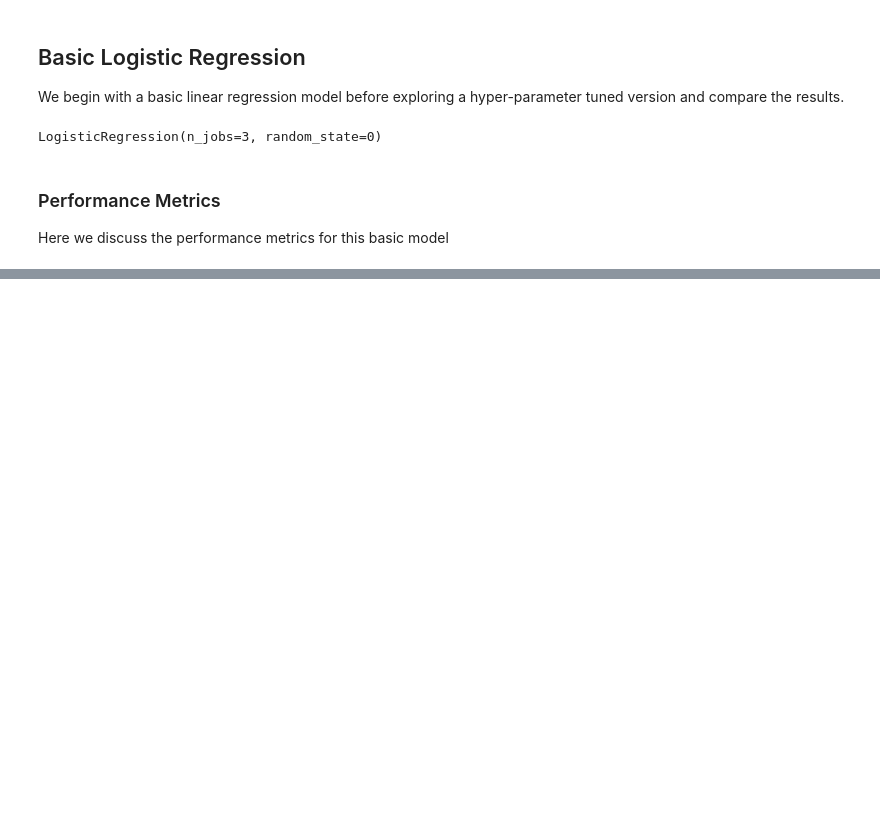
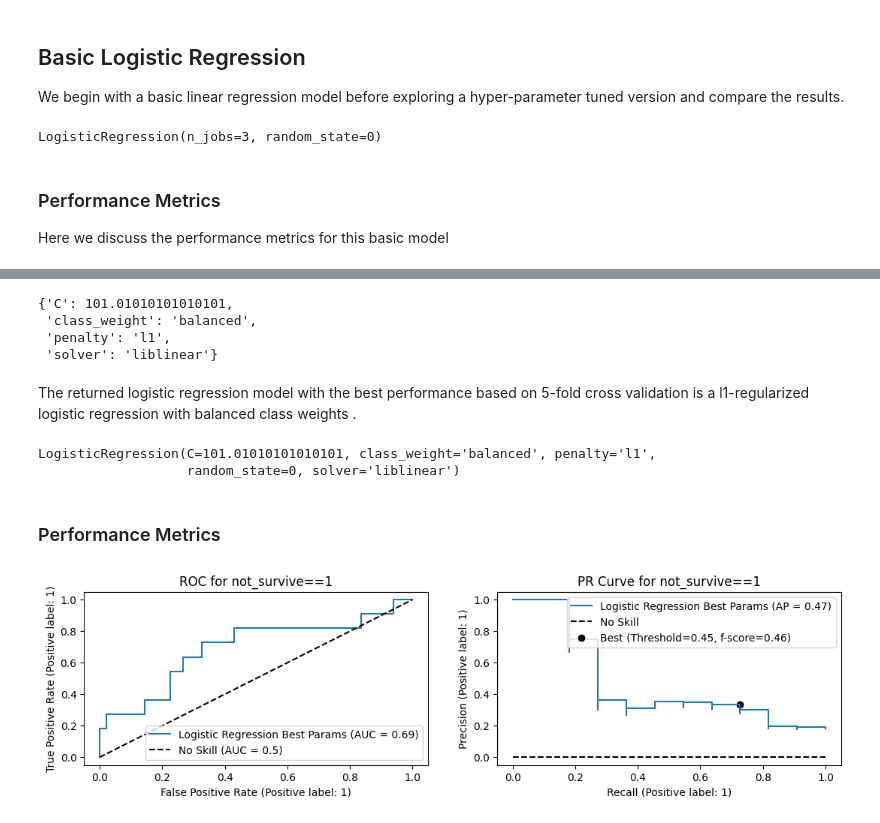
Before and after one commit to Lerac1275/ICU_patients, a Jupyter notebook: notebooks/3. Model Training.ipynb, the cells around one changed output, grey strips where cells are left out. Cells and saved outputs as stored; diff of their text form; code cells hidden in the pictures; blank space fills up the shorter version.

```diff
--- a/notebooks/3. Model Training.ipynb
+++ b/notebooks/3. Model Training.ipynb
@@ -126,0 +208,15 @@ Given the [framework](#target-recoding) discussed earlier, this is likely ill-su
+# %%
+param_grid = [
+    {#  Penalty types to trial
+     'penalty' : ['l1', 'l2', 'elasticnet'],
+     'class_weight' : ['balanced'],
+    # Penalty values
+    'C' : np.linspace(0, 10000, 100),
+    'solver' : ['liblinear']
+    }]
+# %%
+# Perform Gridsearch
+log_gs_clf = GridSearchCV(estimator=LogisticRegression(random_state=0), param_grid=param_grid, verbose=False,\
+                           n_jobs=1, cv = 5, scoring='precision')
+warnings.filterwarnings("ignore")
+log_gs_clf.fit(X_train, y_train)
@@ -126,0 +239,32 @@ Given the [framework](#target-recoding) discussed earlier, this is likely ill-su
+# %%
+# Observe the best params
+log_gs_clf.best_params_
+# %% [output]
+{'C': 101.01010101010101,
+ 'class_weight': 'balanced',
+ 'penalty': 'l1',
+ 'solver': 'liblinear'}
+# %% [markdown]
+The returned logistic regression model with the best performance based on 5-fold cross validation is a l1-regularized logistic regression with balanced class weights .
+# %%
+# fit this set of params to the full training set
+log_clg_bp = LogisticRegression(random_state=0, **log_gs_clf.best_params_)
+log_clg_bp.fit(X_train, y_train)
+# %% [output]
+LogisticRegression(C=101.01010101010101, class_weight='balanced', penalty='l1',
+                   random_state=0, solver='liblinear')
+# %%
+# Make prediction on test data
+prob_scores_test = log_clg_bp.predict_proba(X_test)
+# Predicted class based on 0.5
+y_pred = logistic_clf.predict(X_test)
+# %% [markdown]
+### Performance Metrics
+# %%
+# plot ROC Curve. Class of interest is not_survive==1
+class_id = np.flatnonzero(log_clg_bp.classes_==1)[0]
+# Plot the Metric curves
+hp.plot_ROC_PR(y_test, prob_scores_test[:, class_id],\
+     model_name= 'Logistic Regression Best Params', label_to_plot="not_survive==1")
+# %% [output]
+[figure, added]
```
Also changed, not shown: parts of 61 cells of this notebook, 3 other files.
